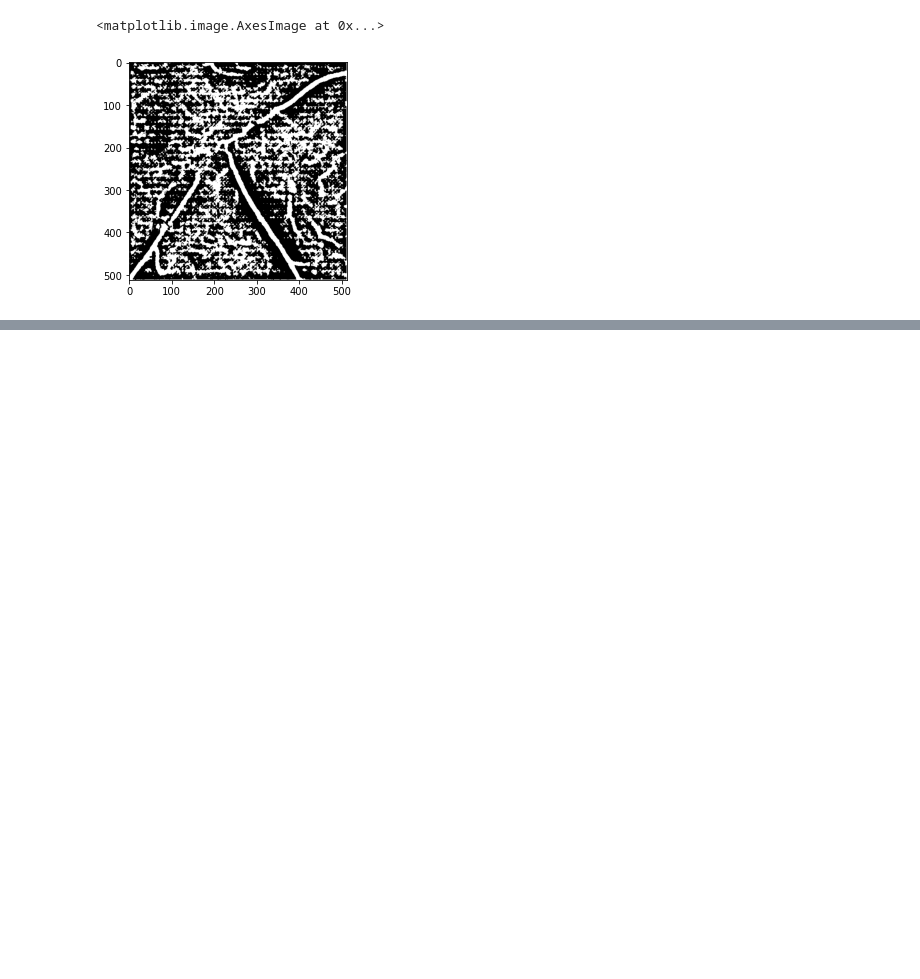
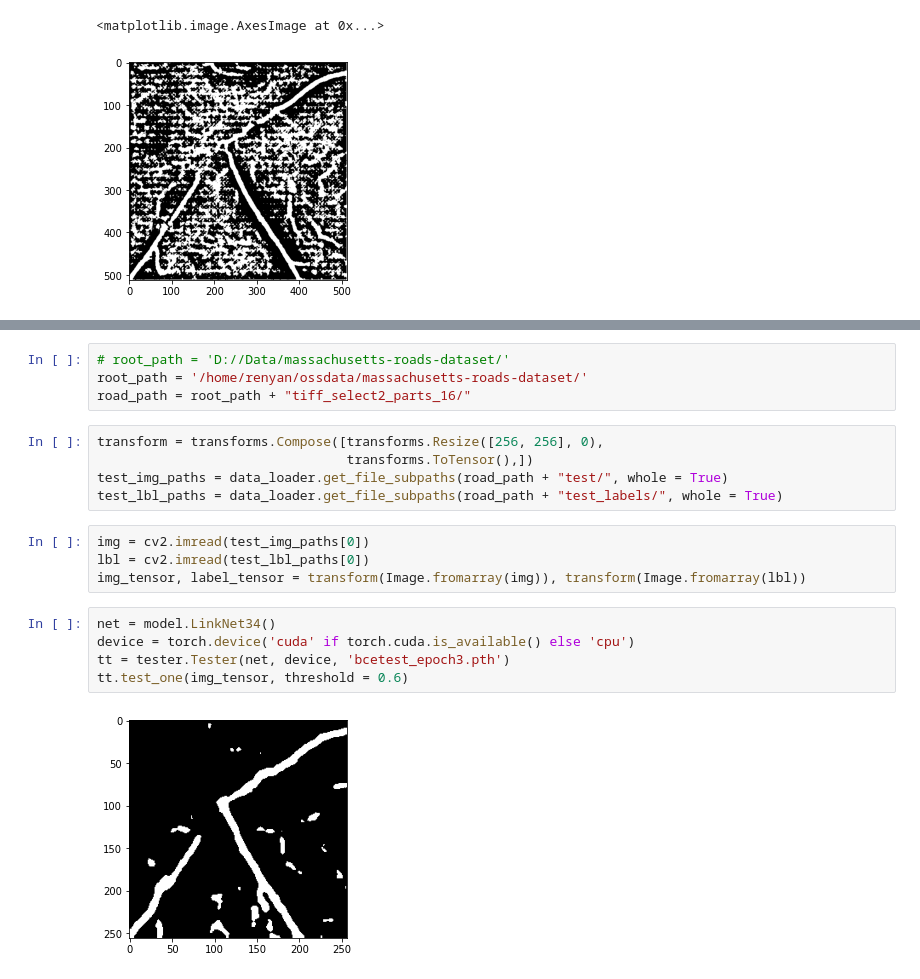
Before and after one commit to Ryanna-github/road-extraction, a Jupyter notebook: 2021-02-18_predict.ipynb, the cells around one changed output, grey strips where cells are left out. Cells and saved outputs as stored; diff of their text form; blank space fills up the shorter version.

```diff
--- a/2021-02-18_predict.ipynb
+++ b/2021-02-18_predict.ipynb
@@ -152,0 +167,20 @@ plt.imshow(pred_img)
+# %%
+# root_path = 'D://Data/massachusetts-roads-dataset/'
+root_path = '/home/renyan/ossdata/massachusetts-roads-dataset/'
+road_path = root_path + "tiff_select2_parts_16/"
+# %%
+transform = transforms.Compose([transforms.Resize([256, 256], 0),
+                                transforms.ToTensor(),])
+test_img_paths = data_loader.get_file_subpaths(road_path + "test/", whole = True)
+test_lbl_paths = data_loader.get_file_subpaths(road_path + "test_labels/", whole = True)
+# %%
+img = cv2.imread(test_img_paths[0])
+lbl = cv2.imread(test_lbl_paths[0])
+img_tensor, label_tensor = transform(Image.fromarray(img)), transform(Image.fromarray(lbl))
+# %%
+net = model.LinkNet34()
+device = torch.device('cuda' if torch.cuda.is_available() else 'cpu')
+tt = tester.Tester(net, device, 'bcetest_epoch3.pth')
+tt.test_one(img_tensor, threshold = 0.6)
+# %% [output]
+[figure, added]
```
Also changed, not shown: parts of 7 cells of this notebook, 6 other files.
